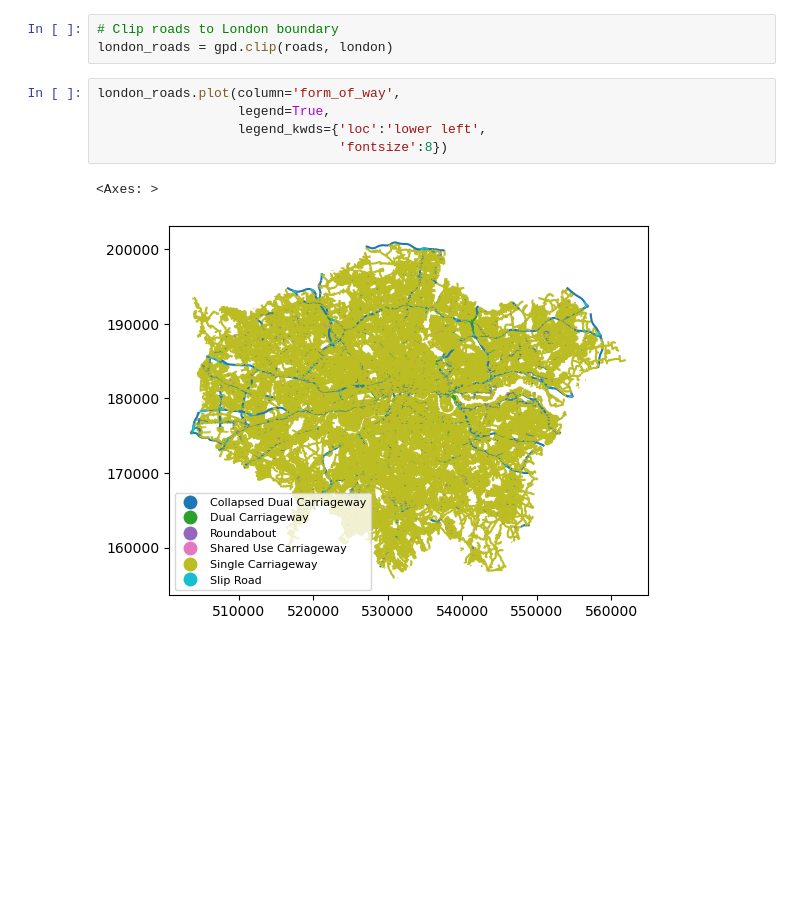
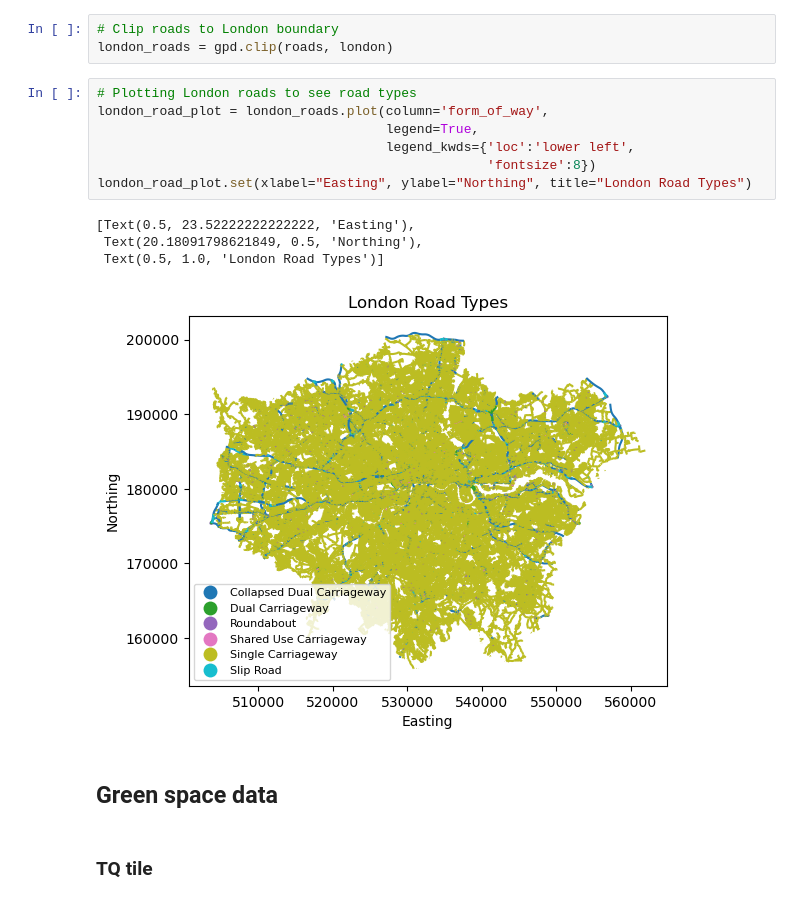
Before and after one commit to kbuksa/london-greenspace-access, a Jupyter notebook: london-road-merge.ipynb, the cells around one changed output. Drawn from its saved outputs; the diff is of its cells as text; blank space fills up the shorter version.

```diff
--- a/london-road-merge.ipynb
+++ b/london-road-merge.ipynb
@@ -82,10 +87,18 @@ roads.plot()
 # Clip roads to London boundary
 london_roads = gpd.clip(roads, london)
 # %%
-london_roads.plot(column='form_of_way',
-                  legend=True,
-                  legend_kwds={'loc':'lower left',
-                               'fontsize':8})
+# Plotting London roads to see road types
+london_road_plot = london_roads.plot(column='form_of_way',
+                                     legend=True,
+                                     legend_kwds={'loc':'lower left',
+                                                  'fontsize':8})
+london_road_plot.set(xlabel="Easting", ylabel="Northing", title="London Road Types")
 # %% [output]
-<Axes: >
+[Text(0.5, 23.52222222222222, 'Easting'),
+ Text(20.18091798621849, 0.5, 'Northing'),
+ Text(0.5, 1.0, 'London Road Types')]
-[figure, old version]
+[figure, new version]
+# %% [markdown]
+## Green space data
+# %% [markdown]
+### TQ tile
```
Also changed, not shown: parts of 17 cells of this notebook.
